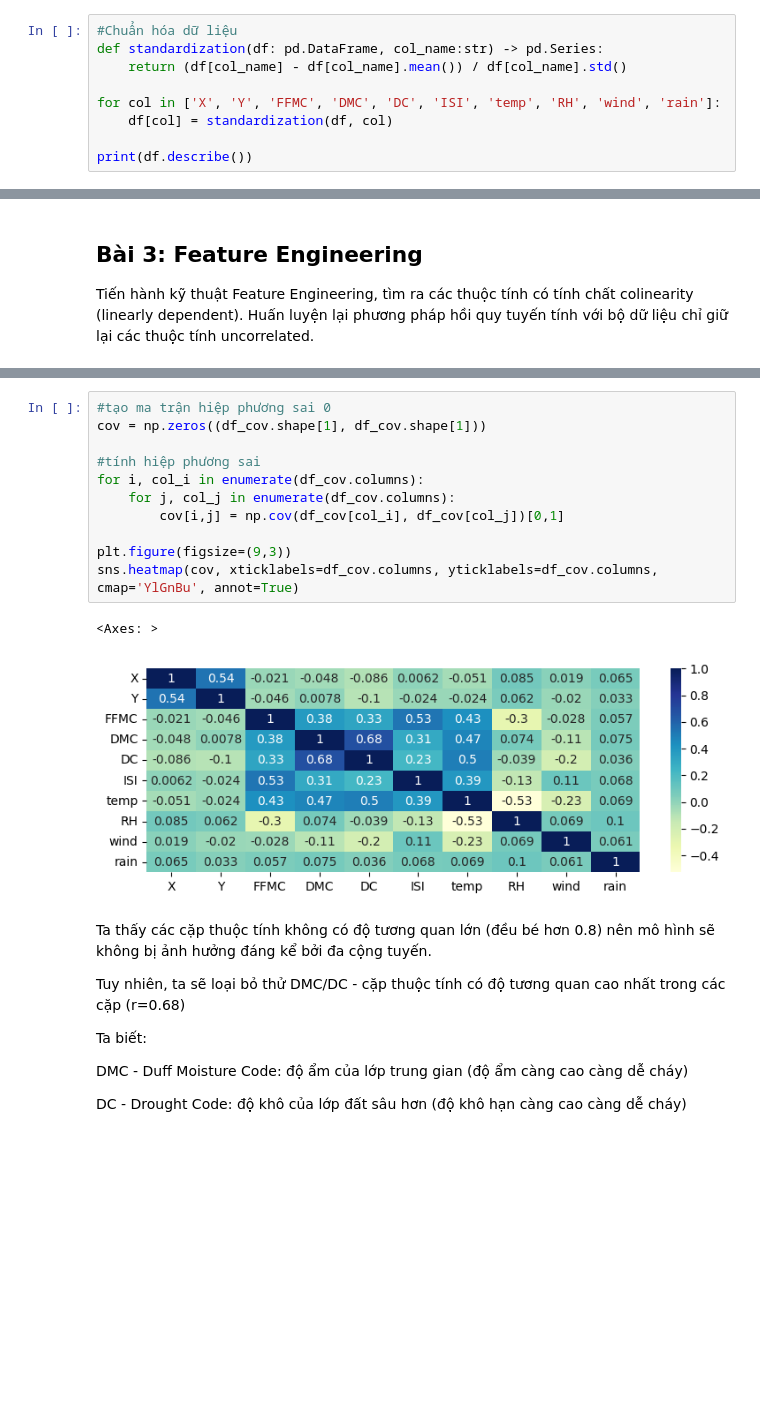
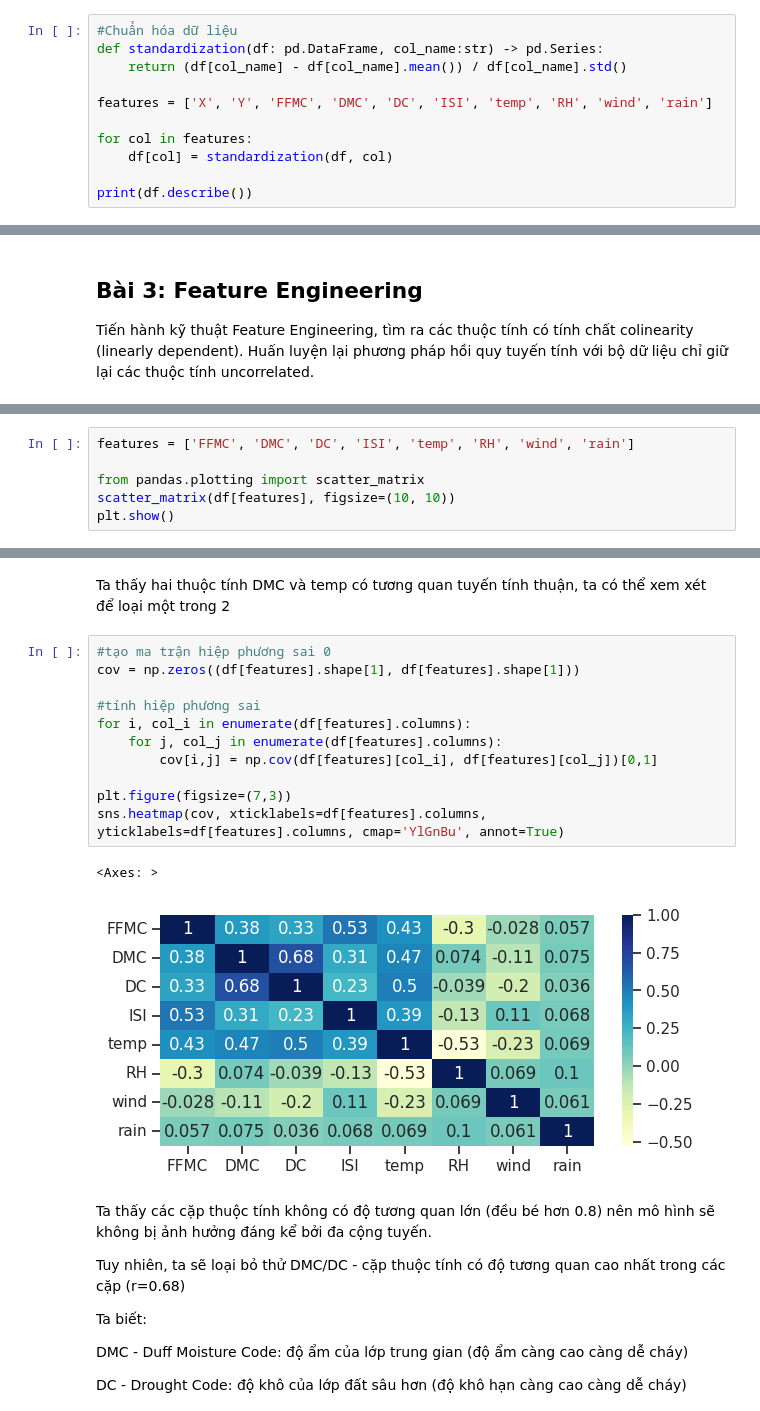
Before and after one commit to dinhbaothy/DS102_23521563, a Jupyter notebook: Lab01_LinearReg/forest_fire_prediction.ipynb, the cells around one changed output, grey strips where cells are left out. Saved outputs shown, nothing was run; the diff lists cells and outputs as text; blank space fills up the shorter version.

```diff
--- a/Lab01_LinearReg/forest_fire_prediction.ipynb
+++ b/Lab01_LinearReg/forest_fire_prediction.ipynb
@@ -169,7 +169,9 @@ max    1090.840000
 def standardization(df: pd.DataFrame, col_name:str) -> pd.Series:
     return (df[col_name] - df[col_name].mean()) / df[col_name].std()
 
-for col in ['X', 'Y', 'FFMC', 'DMC', 'DC', 'ISI', 'temp', 'RH', 'wind', 'rain']:
+features = ['X', 'Y', 'FFMC', 'DMC', 'DC', 'ISI', 'temp', 'RH', 'wind', 'rain']
+
+for col in features:
     df[col] = standardization(df, col)
 
 print(df.describe())
@@ -227,0 +227,6 @@ df_cov.head()
+# %%
+features = ['FFMC', 'DMC', 'DC', 'ISI', 'temp', 'RH', 'wind', 'rain']
+
+from pandas.plotting import scatter_matrix
+scatter_matrix(df[features], figsize=(10, 10))
+plt.show()
@@ -228,17 +235,19 @@ df_cov.head()
+# %% [markdown]
+Ta thấy hai thuộc tính DMC và temp có tương quan tuyến tính thuận, ta có thể xem xét để loại một trong 2
 # %%
 #tạo ma trận hiệp phương sai 0
-cov = np.zeros((df_cov.shape[1], df_cov.shape[1]))
+cov = np.zeros((df[features].shape[1], df[features].shape[1]))
 
 #tính hiệp phương sai
-for i, col_i in enumerate(df_cov.columns):
-    for j, col_j in enumerate(df_cov.columns):
-        cov[i,j] = np.cov(df_cov[col_i], df_cov[col_j])[0,1]
+for i, col_i in enumerate(df[features].columns):
+    for j, col_j in enumerate(df[features].columns):
+        cov[i,j] = np.cov(df[features][col_i], df[features][col_j])[0,1]
 
-plt.figure(figsize=(9,3))
-sns.heatmap(cov, xticklabels=df_cov.columns, yticklabels=df_cov.columns, cmap='YlGnBu', annot=True)
+plt.figure(figsize=(7,3))
+sns.heatmap(cov, xticklabels=df[features].columns, yticklabels=df[features].columns, cmap='YlGnBu', annot=True)
 # %% [output]
 <Axes: >
-[figure, old version]
+[figure, new version]
 # %% [markdown]
 Ta thấy các cặp thuộc tính không có độ tương quan lớn (đều bé hơn 0.8) nên mô hình sẽ không bị ảnh hưởng đáng kể bởi đa cộng tuyến.
 
```
Also changed, not shown: parts of 13 cells of this notebook.
